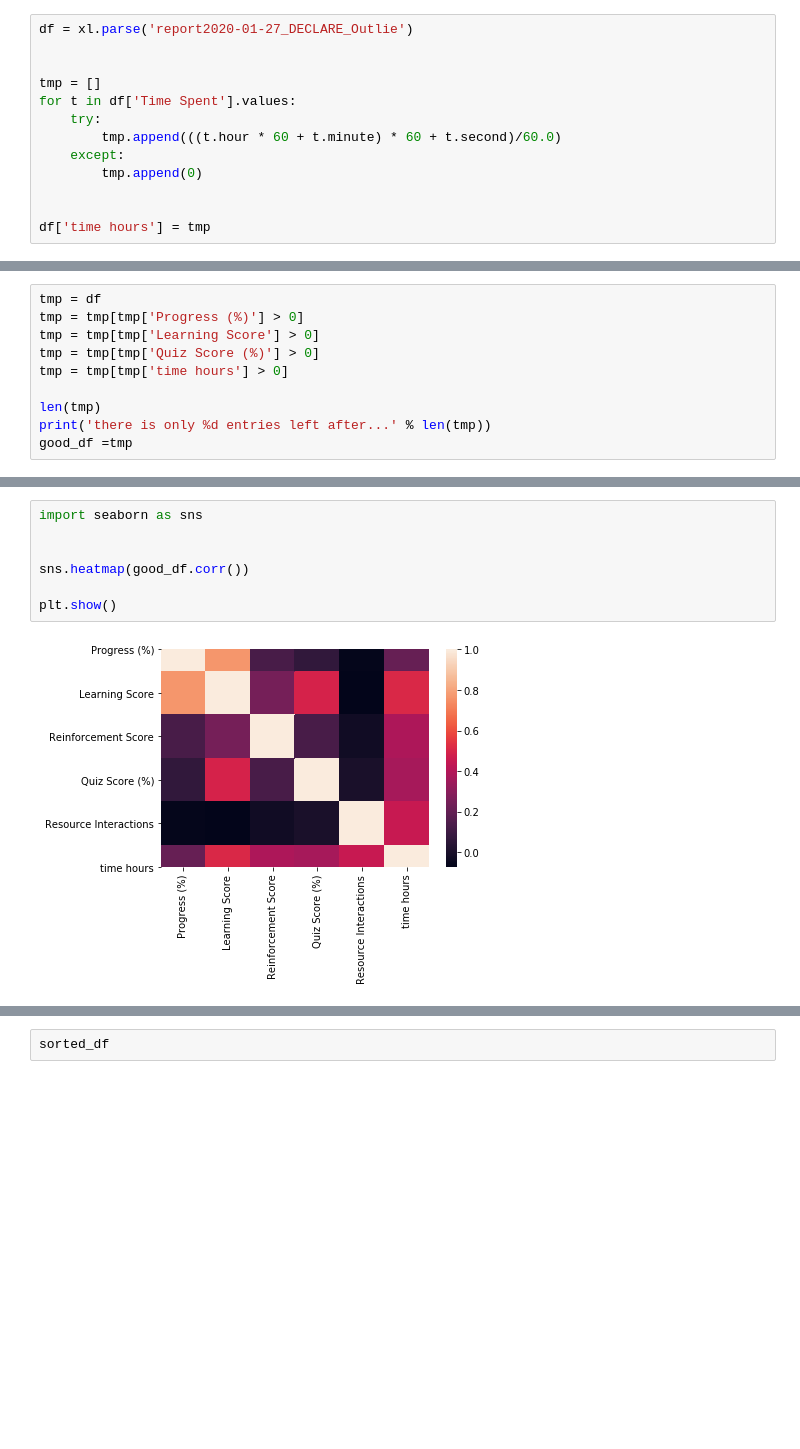
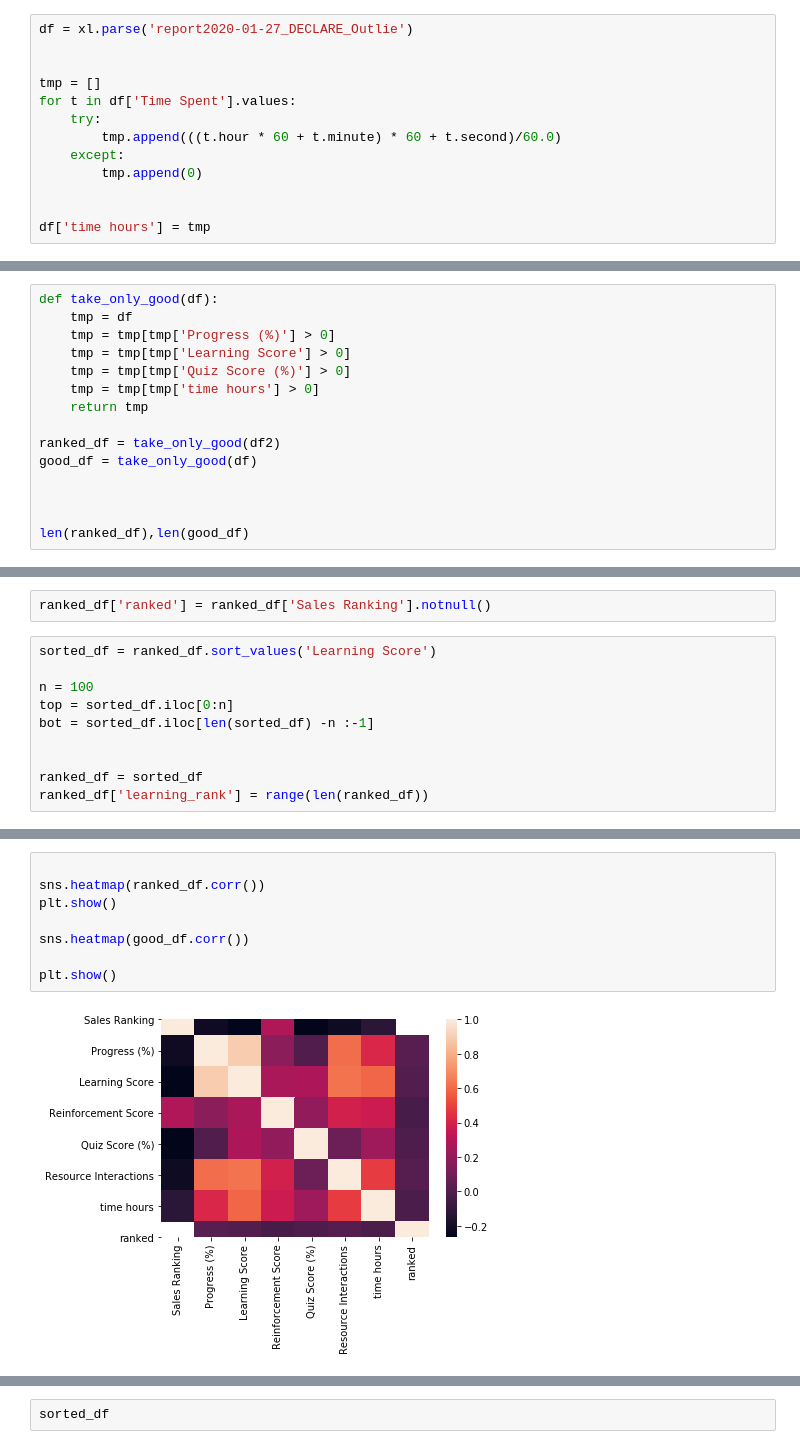
Before and after one commit to Krebbet/for_mrigank, a Jupyter notebook: simple exploration plots.ipynb, the cells around one changed output, grey strips where cells are left out. Saved outputs shown, nothing was run; the diff lists cells and outputs as text; blank space fills up the shorter version.

Commit message:
update plots

```diff
--- a/simple exploration plots.ipynb
+++ b/simple exploration plots.ipynb
@@ -62,0 +80,15 @@ bottom100 = df.iloc[len(df) -100 :-1]
+# %%
+def take_only_good(df):
+    tmp = df
+    tmp = tmp[tmp['Progress (%)'] > 0]
+    tmp = tmp[tmp['Learning Score'] > 0]
+    tmp = tmp[tmp['Quiz Score (%)'] > 0]
+    tmp = tmp[tmp['time hours'] > 0]
+    return tmp
+
+ranked_df = take_only_good(df2)
+good_df = take_only_good(df)
+
+
+
+len(ranked_df),len(good_df)
@@ -63 +121,13 @@ bottom100 = df.iloc[len(df) -100 :-1]
+# %%
+ranked_df['ranked'] = ranked_df['Sales Ranking'].notnull()
+# %%
+sorted_df = ranked_df.sort_values('Learning Score')
+
+n = 100
+top = sorted_df.iloc[0:n]
+bot = sorted_df.iloc[len(sorted_df) -n :-1]
+
+
+ranked_df = sorted_df
+ranked_df['learning_rank'] = range(len(ranked_df))
 # %%
@@ -76,10 +148,0 @@ Last Activity Date
-# %%
-tmp = df
-tmp = tmp[tmp['Progress (%)'] > 0]
-tmp = tmp[tmp['Learning Score'] > 0]
-tmp = tmp[tmp['Quiz Score (%)'] > 0]
-tmp = tmp[tmp['time hours'] > 0]
-
-len(tmp)
-print('there is only %d entries left after...' % len(tmp))
-good_df =tmp
@@ -98,9 +161,10 @@ good_df.corr()
 # %%
-import seaborn as sns
 
+sns.heatmap(ranked_df.corr())
+plt.show()
 
 sns.heatmap(good_df.corr())
 
 plt.show()
 # %% [output]
-[figure, old version]
+[figure, new version]
```
Also changed, not shown: parts of 22 cells of this notebook.
